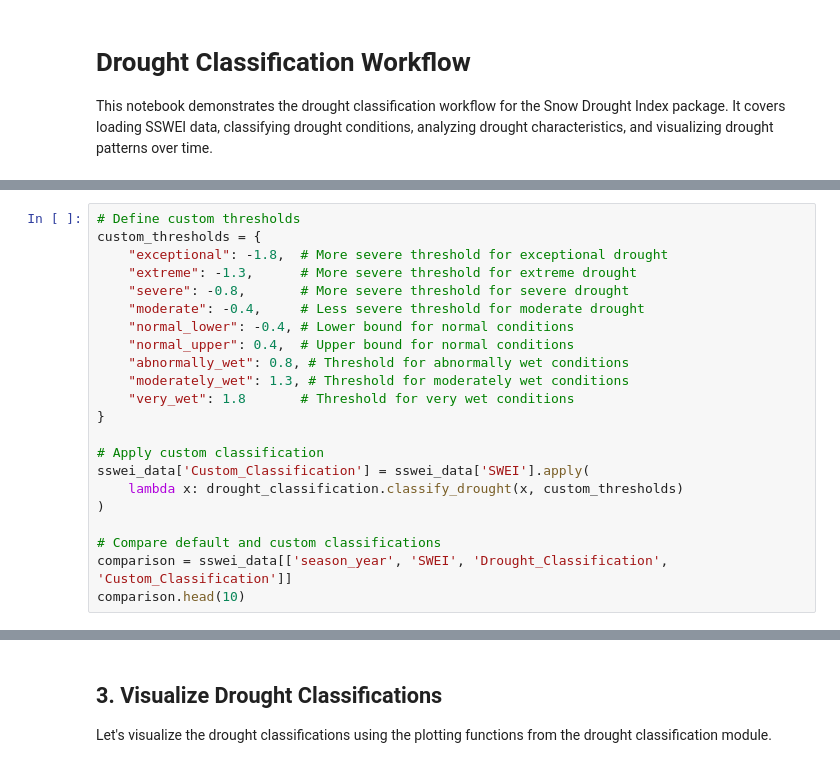
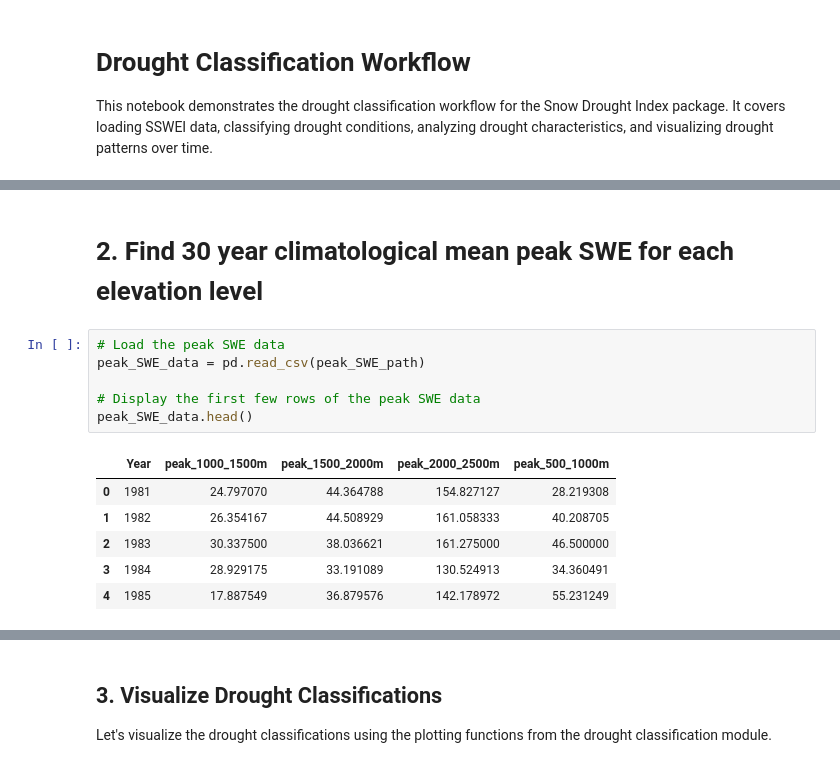
Before and after one commit to hasithajayamaha/snowdroughtindex-main, a Jupyter notebook: notebooks/workflows/2_Heldmyer_2024_ classification.ipynb, the cells around one changed output, grey strips where cells are left out. Saved outputs shown, nothing was run; the diff lists cells and outputs as text.

```diff
--- a/notebooks/workflows/2_Heldmyer_2024_ classification.ipynb
+++ b/notebooks/workflows/2_Heldmyer_2024_ classification.ipynb
@@ -29,22 +48,15 @@ The drought classification module allows for configurable thresholds. Let's demo
-# %%
-# Define custom thresholds
-custom_thresholds = {
-    "exceptional": -1.8,  # More severe threshold for exceptional drought
-    "extreme": -1.3,      # More severe threshold for extreme drought
-    "severe": -0.8,       # More severe threshold for severe drought
-    "moderate": -0.4,     # Less severe threshold for moderate drought
-    "normal_lower": -0.4, # Lower bound for normal conditions
-    "normal_upper": 0.4,  # Upper bound for normal conditions
-    "abnormally_wet": 0.8, # Threshold for abnormally wet conditions
-    "moderately_wet": 1.3, # Threshold for moderately wet conditions
-    "very_wet": 1.8       # Threshold for very wet conditions
-}
-
-# Apply custom classification
-sswei_data['Custom_Classification'] = sswei_data['SWEI'].apply(
-    lambda x: drought_classification.classify_drought(x, custom_thresholds)
-)
-
-# Compare default and custom classifications
-comparison = sswei_data[['season_year', 'SWEI', 'Drought_Classification', 'Custom_Classification']]
-comparison.head(10)
+# %% [markdown]
+# 2. Find 30 year climatological mean peak SWE for each elevation level
+# %%
+# Load the peak SWE data
+peak_SWE_data = pd.read_csv(peak_SWE_path)
+
+# Display the first few rows of the peak SWE data
+peak_SWE_data.head()
+# %% [output]
+|  | Year | peak_1000_1500m | peak_1500_2000m | peak_2000_2500m | peak_500_1000m |
+| 0 | 1981 | 24.797070 | 44.364788 | 154.827127 | 28.219308 |
+| 1 | 1982 | 26.354167 | 44.508929 | 161.058333 | 40.208705 |
+| 2 | 1983 | 30.337500 | 38.036621 | 161.275000 | 46.500000 |
+| 3 | 1984 | 28.929175 | 33.191089 | 130.524913 | 34.360491 |
+| 4 | 1985 | 17.887549 | 36.879576 | 142.178972 | 55.231249 |
```
Also changed, not shown: parts of 11 cells of this notebook, 2 other files.
